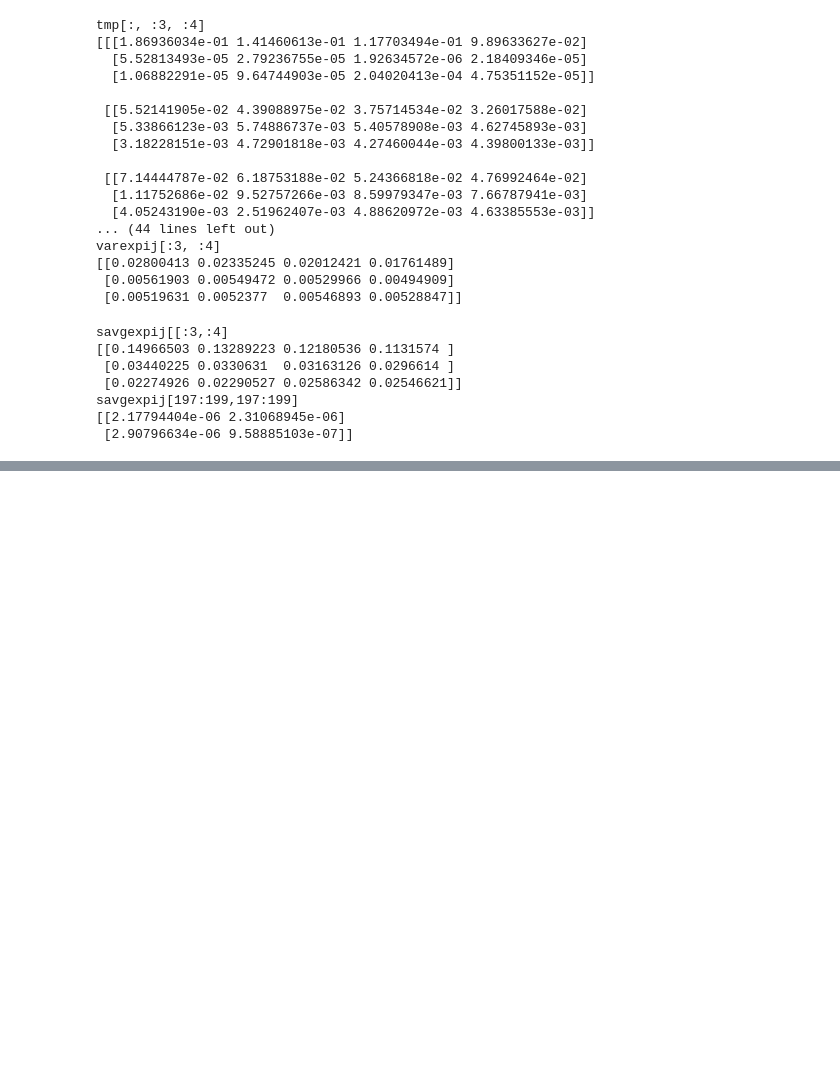
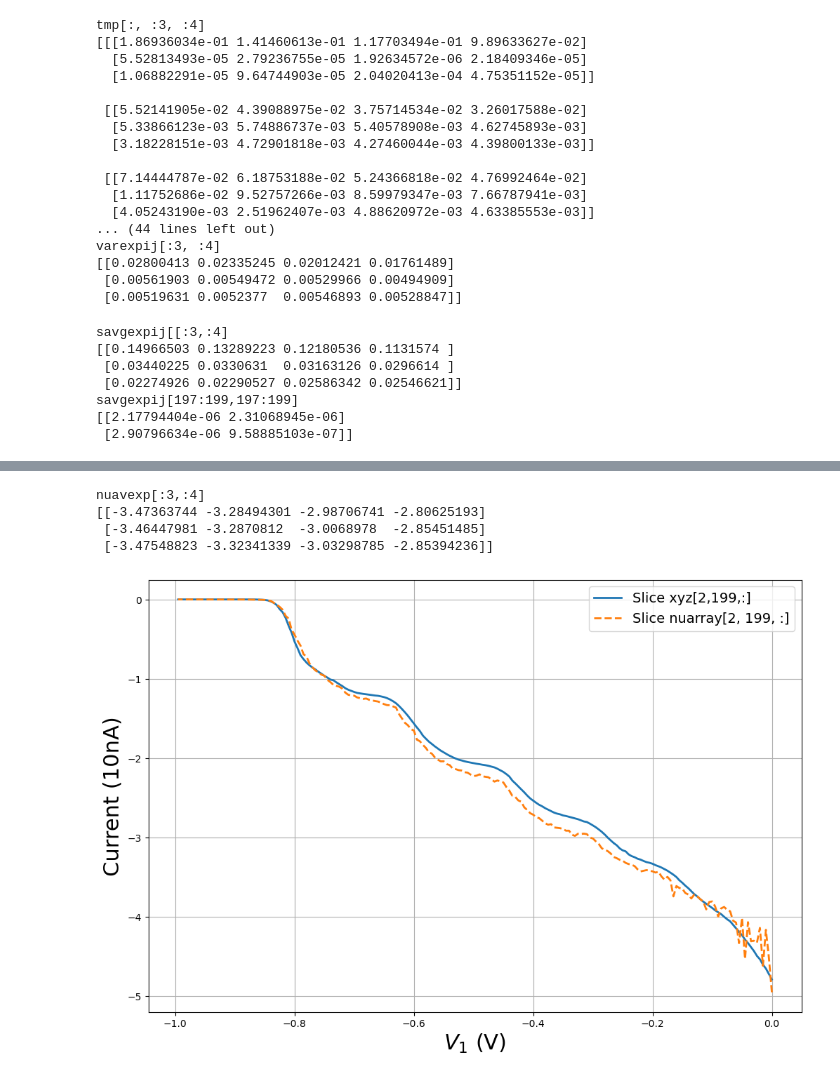
Before and after one commit to namkimfi/knn_ivvg, a Jupyter notebook: 20250217_plot for analysis.ipynb, the cells around one changed output, grey strips where cells are left out. Cells and saved outputs as stored; diff of their text form; code cells hidden in the pictures; blank space fills up the shorter version.

```diff
--- a/20250217_plot for analysis.ipynb
+++ b/20250217_plot for analysis.ipynb
@@ -264,0 +266,15 @@ plt.close()
+# %%
+nuarray = np.zeros((20, 200, 200))
+#for iexp in range(nexp):
+for jter in range(20):
+    fname_accum = r'/Users/namkim/testAI/data_knn(ts=0.3)/accum_'+str(jter)+'.npy'
+    with open(fname_accum, 'rb') as afile:  #저장된 방식에 따라서 오픈해야함
+        nu = np.load(afile)
+        st = np.load(afile)
+        nuarray[jter, :, :] = nu[:, :]
+print('nuarray[1, :3, :4]')
+print(nuarray[1, :3, :4])
+print('nuarray[2, :3, :4]')
+print(nuarray[2, :3, :4])
+print('nuarray[19, :3, :4]')
+print(nuarray[19, :3, :4])
@@ -264,0 +294,28 @@ plt.close()
+# %%
+nuavexp = np.zeros((200, 200))
+for i in range(200):
+    for j in range(200):
+        nuavexp[i, j] = sum(nuarray[:, i, j])/20
+print('nuavexp[:3,:4]')
+print(nuavexp[:3,:4])
+# %% [output]
+nuavexp[:3,:4]
+[[-3.47363744 -3.28494301 -2.98706741 -2.80625193]
+ [-3.46447981 -3.2870812  -3.0068978  -2.85451485]
+ [-3.47548823 -3.32341339 -3.03298785 -2.85394236]]
+# %%
+plt.figure(figsize=(12, 8))
+
+# Plot both lines
+plt.plot(B[0,:], xyz[2,199,:], linewidth=2, label='Slice xyz[2,199,:]')
+plt.plot(B[0,:], nuarray[2, 199, :], linewidth=2, label='Slice nuarray[2, 199, :]', linestyle='--')  # Using dashed line for second plot
+
+plt.xlabel('$V_1$ (V)', fontsize=22)
+plt.ylabel('Current (10nA)', fontsize=22)
+plt.grid(True)
+plt.legend(fontsize=14)  # Add legend to distinguish the lines
+#plt.savefig('fig_iv_2D_comparison.pdf')
+plt.show()
+plt.close()
+# %% [output]
+[figure, added]
```
Also changed, not shown: parts of 21 cells of this notebook.
